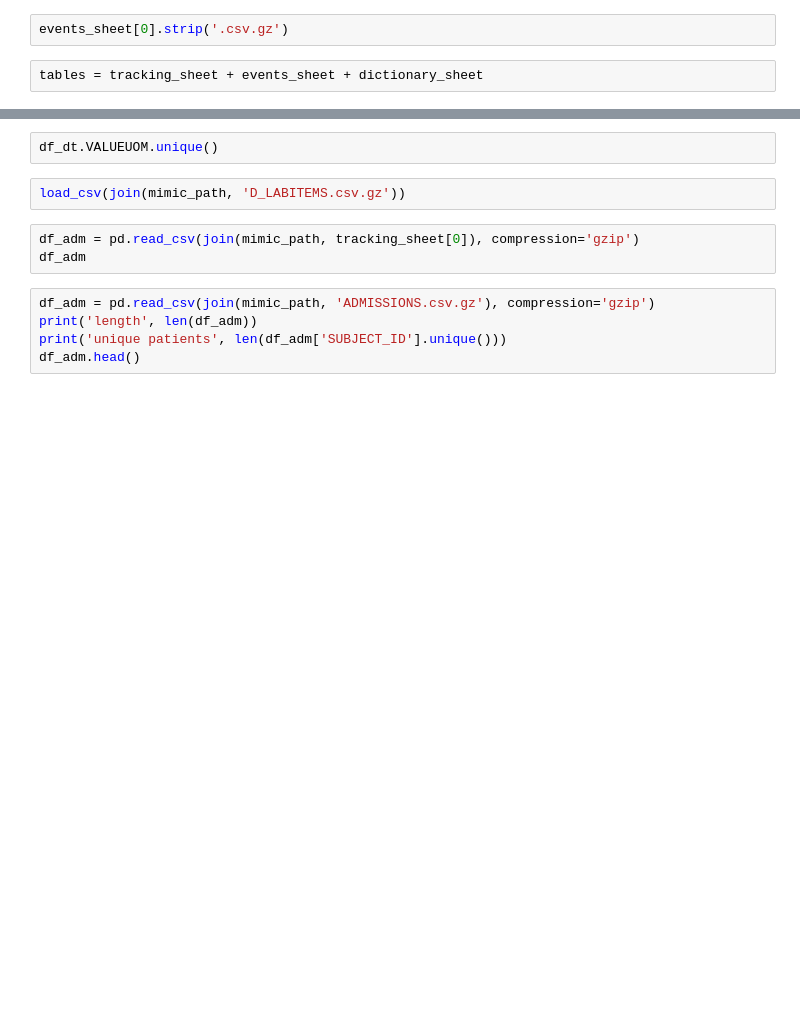
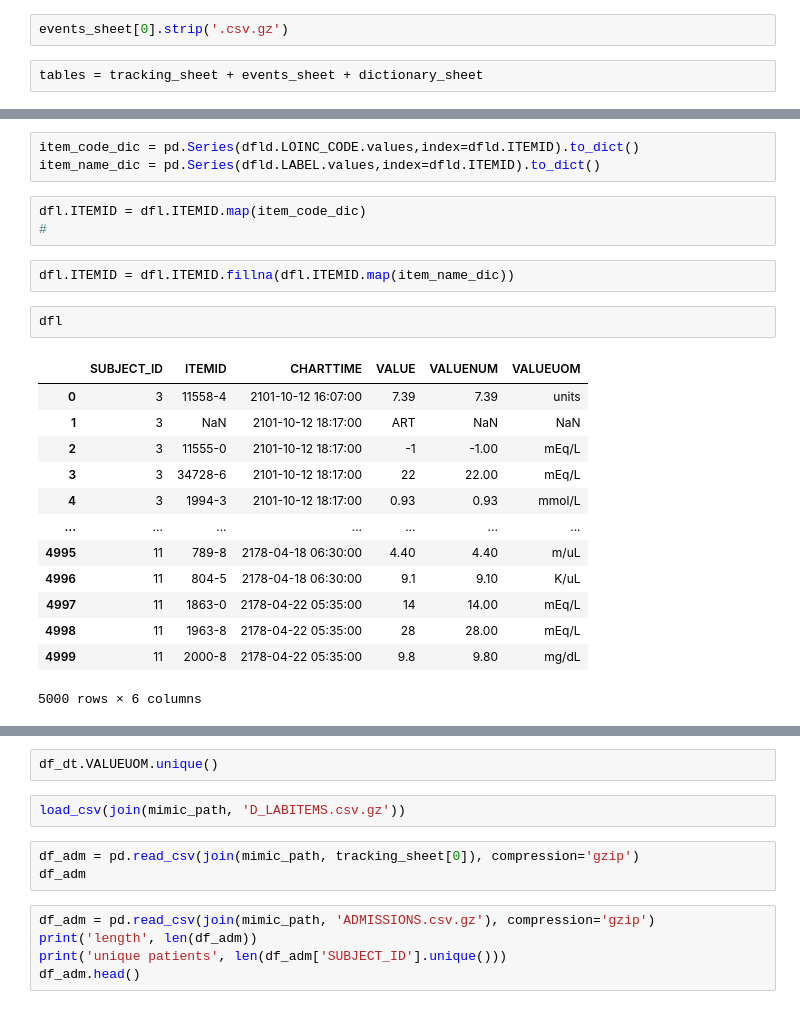
Before and after one commit to kirilklein/ehr_preprocess, a Jupyter notebook: notebooks/explore/mimic3.ipynb, the cells around one changed output, grey strips where cells are left out. Drawn from its saved outputs; the diff is of its cells as text; blank space fills up the shorter version.

```diff
--- a/notebooks/explore/mimic3.ipynb
+++ b/notebooks/explore/mimic3.ipynb
@@ -240,0 +282,24 @@ tables = tracking_sheet + events_sheet + dictionary_sheet
+# %%
+item_code_dic = pd.Series(dfld.LOINC_CODE.values,index=dfld.ITEMID).to_dict()
+item_name_dic = pd.Series(dfld.LABEL.values,index=dfld.ITEMID).to_dict()
+# %%
+dfl.ITEMID = dfl.ITEMID.map(item_code_dic)
+#
+# %%
+dfl.ITEMID = dfl.ITEMID.fillna(dfl.ITEMID.map(item_name_dic))
+# %%
+dfl
+# %% [output]
+|  | SUBJECT_ID | ITEMID | CHARTTIME | VALUE | VALUENUM | VALUEUOM |
+| 0 | 3 | 11558-4 | 2101-10-12 16:07:00 | 7.39 | 7.39 | units |
+| 1 | 3 | NaN | 2101-10-12 18:17:00 | ART | NaN | NaN |
+| 2 | 3 | 11555-0 | 2101-10-12 18:17:00 | -1 | -1.00 | mEq/L |
+| 3 | 3 | 34728-6 | 2101-10-12 18:17:00 | 22 | 22.00 | mEq/L |
+| 4 | 3 | 1994-3 | 2101-10-12 18:17:00 | 0.93 | 0.93 | mmol/L |
+| ... | ... | ... | ... | ... | ... | ... |
+| 4995 | 11 | 789-8 | 2178-04-18 06:30:00 | 4.40 | 4.40 | m/uL |
+| 4996 | 11 | 804-5 | 2178-04-18 06:30:00 | 9.1 | 9.10 | K/uL |
+| 4997 | 11 | 1863-0 | 2178-04-22 05:35:00 | 14 | 14.00 | mEq/L |
+| 4998 | 11 | 1963-8 | 2178-04-22 05:35:00 | 28 | 28.00 | mEq/L |
+| 4999 | 11 | 2000-8 | 2178-04-22 05:35:00 | 9.8 | 9.80 | mg/dL |
+5000 rows × 6 columns
```
Also changed, not shown: parts of 13 cells of this notebook, 2 other files.
